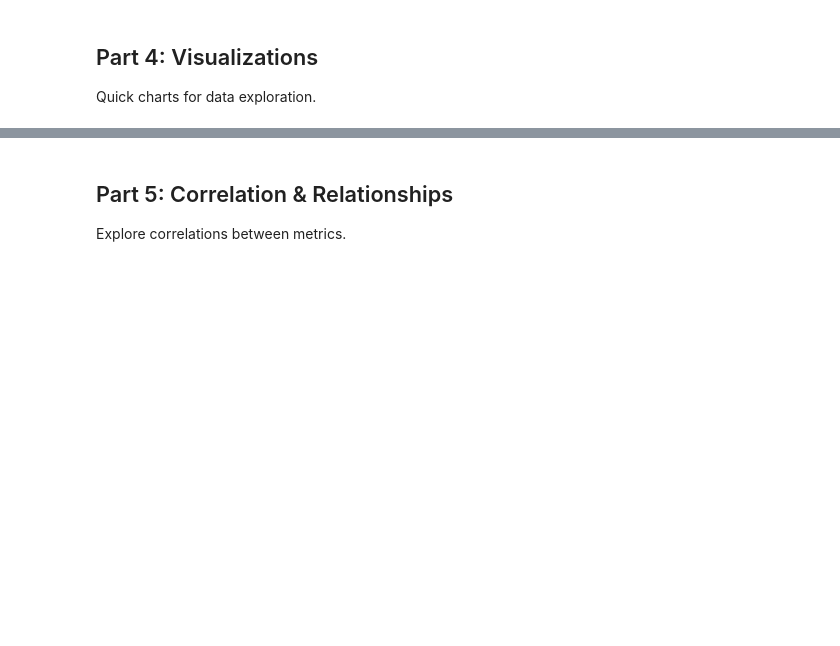
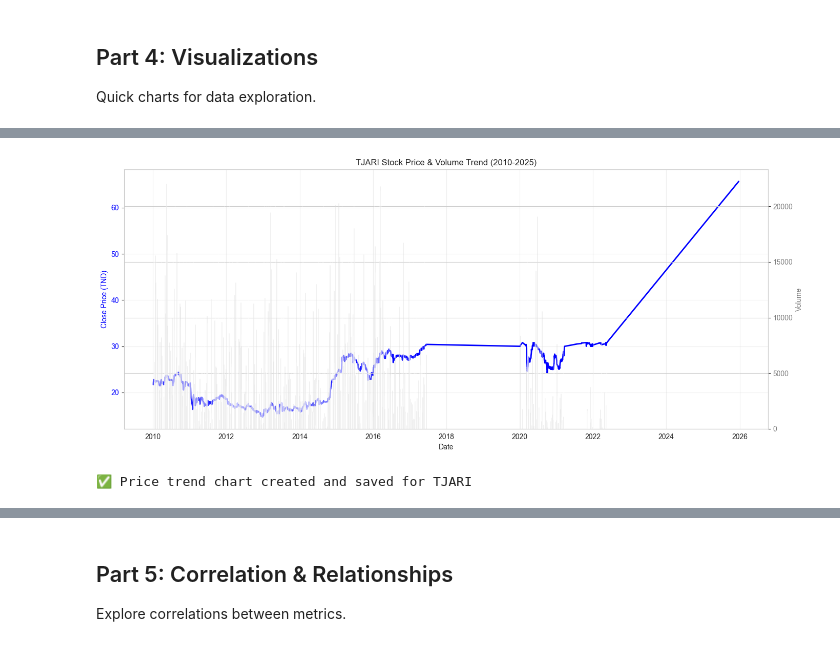
Before and after one commit to yoldezzz/TUNVESTI, a Jupyter notebook: notebooks/Data_Exploration.ipynb, the cells around one changed output, grey strips where cells are left out. Drawn from its saved outputs; the diff is of its cells as text; code cells hidden in the pictures; blank space fills up the shorter version.

```diff
--- a/notebooks/Data_Exploration.ipynb
+++ b/notebooks/Data_Exploration.ipynb
@@ -87,13 +286,20 @@ print(stocks.to_string(index=False))
 # %%
-# Pick a stock to analyze in detail
+# Pick a stock to analyze in detail - validate it exists first
+available_tickers = fact['ticker'].unique()
 ticker_to_analyze = 'TJARI'  # Change this to any stock
+
+if ticker_to_analyze not in available_tickers:
+    print(f"⚠️  Stock '{ticker_to_analyze}' not found. Using first available stock.")
+    ticker_to_analyze = sorted(available_tickers)[0]
 
 stock_data = fact[fact['ticker'] == ticker_to_analyze].sort_values('date')
 print(f'\nStock: {ticker_to_analyze}')
-print(f'Records: {len(stock_data)}')
+print(f'Records: {len(stock_data):,}')
 print(f'Date range: {stock_data["date"].min()} to {stock_data["date"].max()}')
+print(f'Coverage: {len(stock_data)} days out of {fact["date"].nunique()} unique dates')
 print(f'\nPrice range:')
 print(f'  Min: {stock_data["low"].min():.2f} TND')
 print(f'  Max: {stock_data["high"].max():.2f} TND')
+print(f'  Latest: {stock_data["close"].iloc[-1]:.2f} TND')
 print(f'\nRecent data (last 5 days):')
 print(stock_data[['date', 'close', 'daily_return_pct', 'volume']].tail())
@@ -136,16 +370,30 @@ print('✅ Distribution plots created')
 # %%
-# Price trend for selected stock
-plt.figure(figsize=(14, 6))
-plt.plot(stock_data['date'], stock_data['close'], linewidth=2, color='blue')
-plt.xlabel('Date')
-plt.ylabel('Close Price (TND)')
-plt.title(f'{ticker_to_analyze} Stock Price Trend (2010-2025)')
-plt.grid(True, alpha=0.3)
+# Price trend for selected stock with volume overlay
+fig, ax1 = plt.subplots(figsize=(14, 6))
+
+# Price line
+ax1.plot(stock_data['date'], stock_data['close'], linewidth=2, color='blue', label='Close Price')
+ax1.set_xlabel('Date')
+ax1.set_ylabel('Close Price (TND)', color='blue')
+ax1.tick_params(axis='y', labelcolor='blue')
+ax1.grid(True, alpha=0.3)
+
+# Volume bars on secondary axis
+ax2 = ax1.twinx()
+ax2.bar(stock_data['date'], stock_data['volume'], alpha=0.3, color='gray', label='Volume')
+ax2.set_ylabel('Volume', color='gray')
+ax2.tick_params(axis='y', labelcolor='gray')
+
+plt.title(f'{ticker_to_analyze} Stock Price & Volume Trend (2010-2025)')
 plt.xticks(rotation=45)
 plt.tight_layout()
+plt.savefig(project_root / 'output' / f'price_trend_{ticker_to_analyze}.png', dpi=150, bbox_inches='tight')
 plt.show()
 
-print(f'✅ Price trend chart created for {ticker_to_analyze}')
+print(f'✅ Price trend chart created and saved for {ticker_to_analyze}')
+# %% [output]
+[figure, added]
+✅ Price trend chart created and saved for TJARI
 # %%
 # Top stocks by average volatility (recent 30 days)
 latest_date = fact['date'].max()
```
Also changed, not shown: parts of 25 cells of this notebook, 7 other files.
